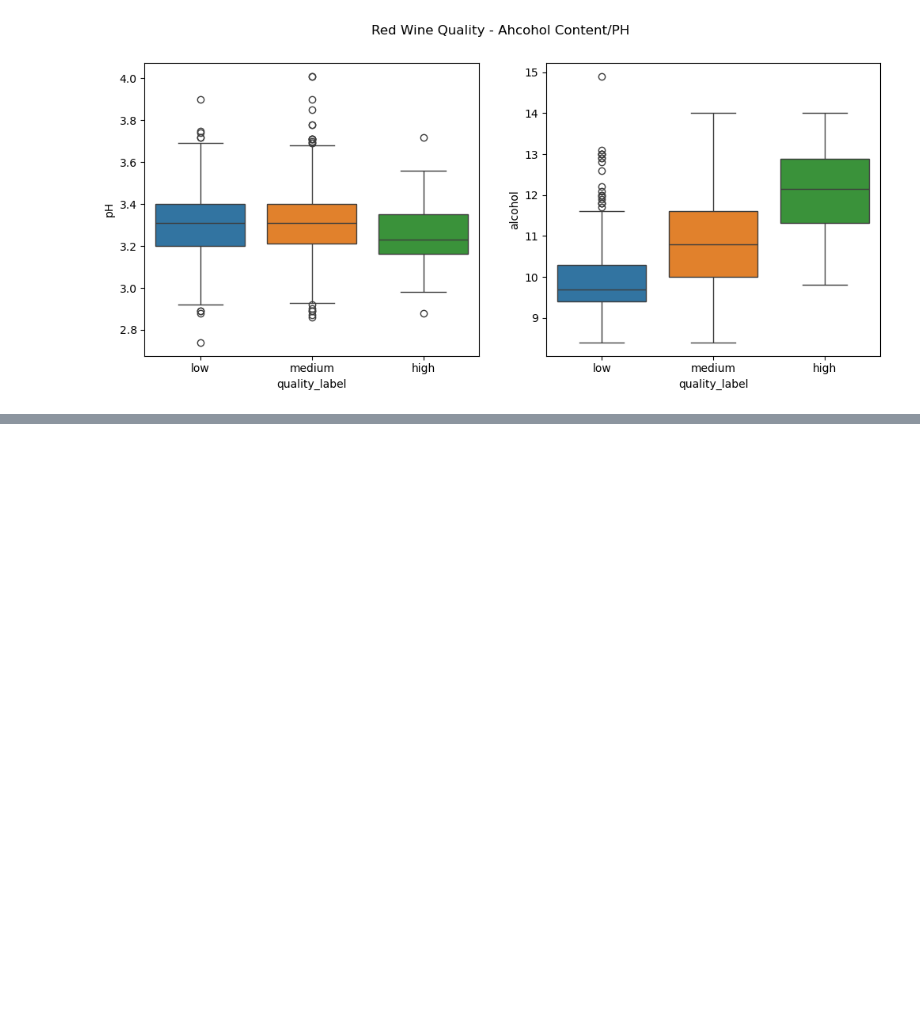
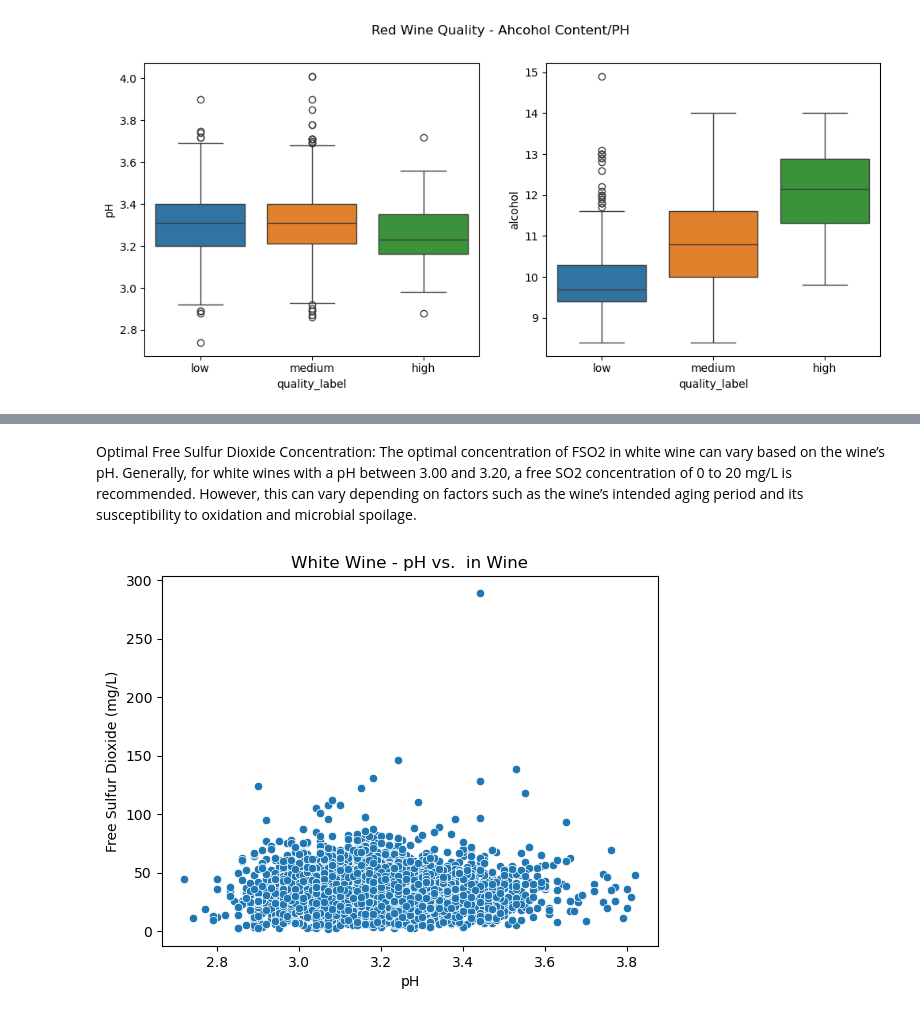
Before and after one commit to AlexIchie-coder/Projects, a Jupyter notebook: Red_And_White_Wine.ipynb, the cells around one changed output, grey strips where cells are left out. Saved outputs shown, nothing was run; the diff lists cells and outputs as text; code cells hidden in the pictures; blank space fills up the shorter version.

```diff
--- a/Red_And_White_Wine.ipynb
+++ b/Red_And_White_Wine.ipynb
@@ -207,0 +280,12 @@ sns.lmplot(red_wine, x= 'sulphates', y= 'chlorides', hue= 'quality_label',)
+# %% [markdown]
+Optimal Free Sulfur Dioxide Concentration:
+The optimal concentration of FSO2 in white wine can vary based on the wine’s pH. Generally, for white wines with a pH between 3.00 and 3.20, a free SO2 concentration of 0 to 20 mg/L is recommended. However, this can vary depending on factors such as the wine’s intended aging period and its susceptibility to oxidation and microbial spoilage.
+# %%
+
+sns.scatterplot(x='pH', y='free sulfur dioxide', data=white_wine)
+plt.xlabel('pH')
+plt.ylabel('Free Sulfur Dioxide (mg/L)')
+plt.title('White Wine - pH vs.  in Wine')
+plt.show()
+# %% [output]
+[figure, added]
```
Also changed, not shown: parts of 15 cells of this notebook.
